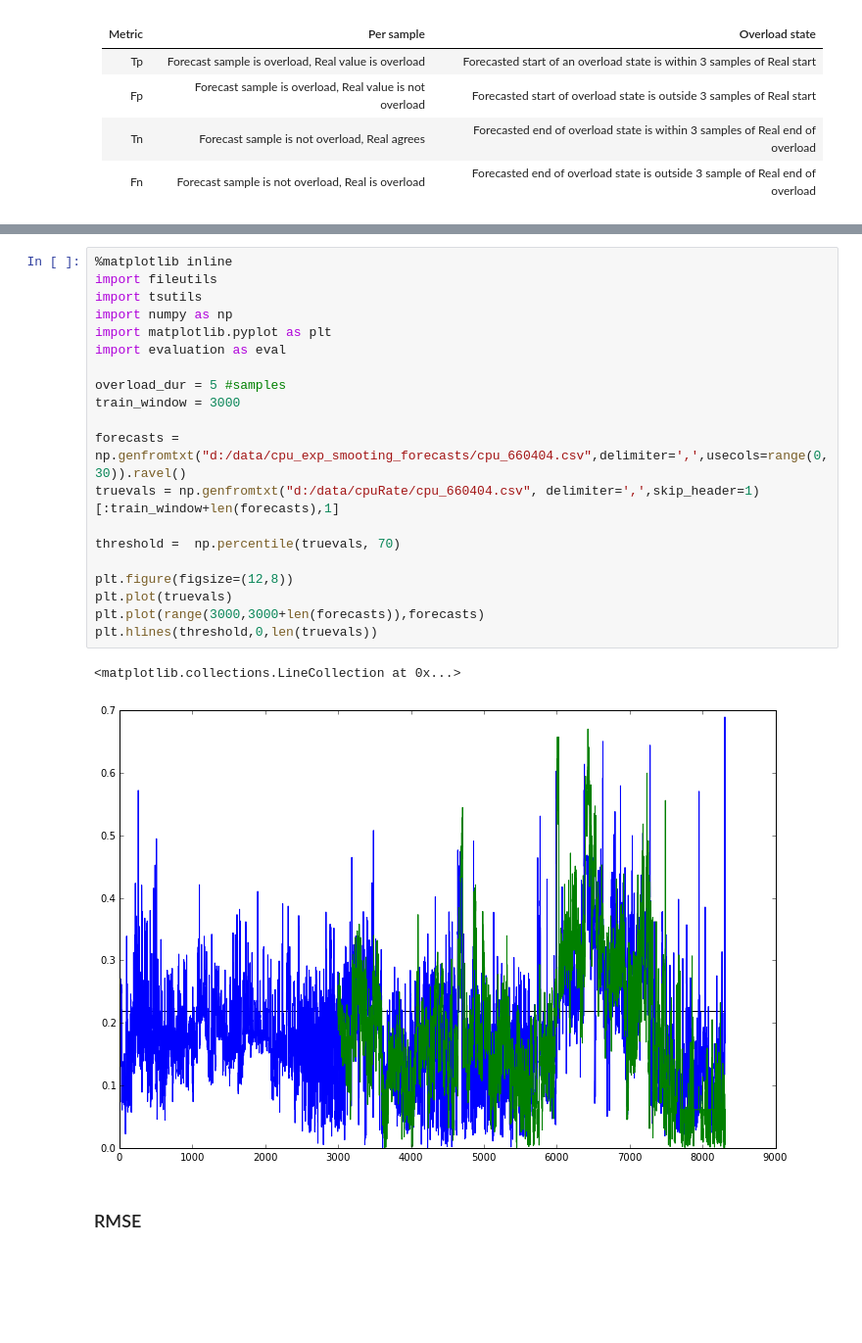
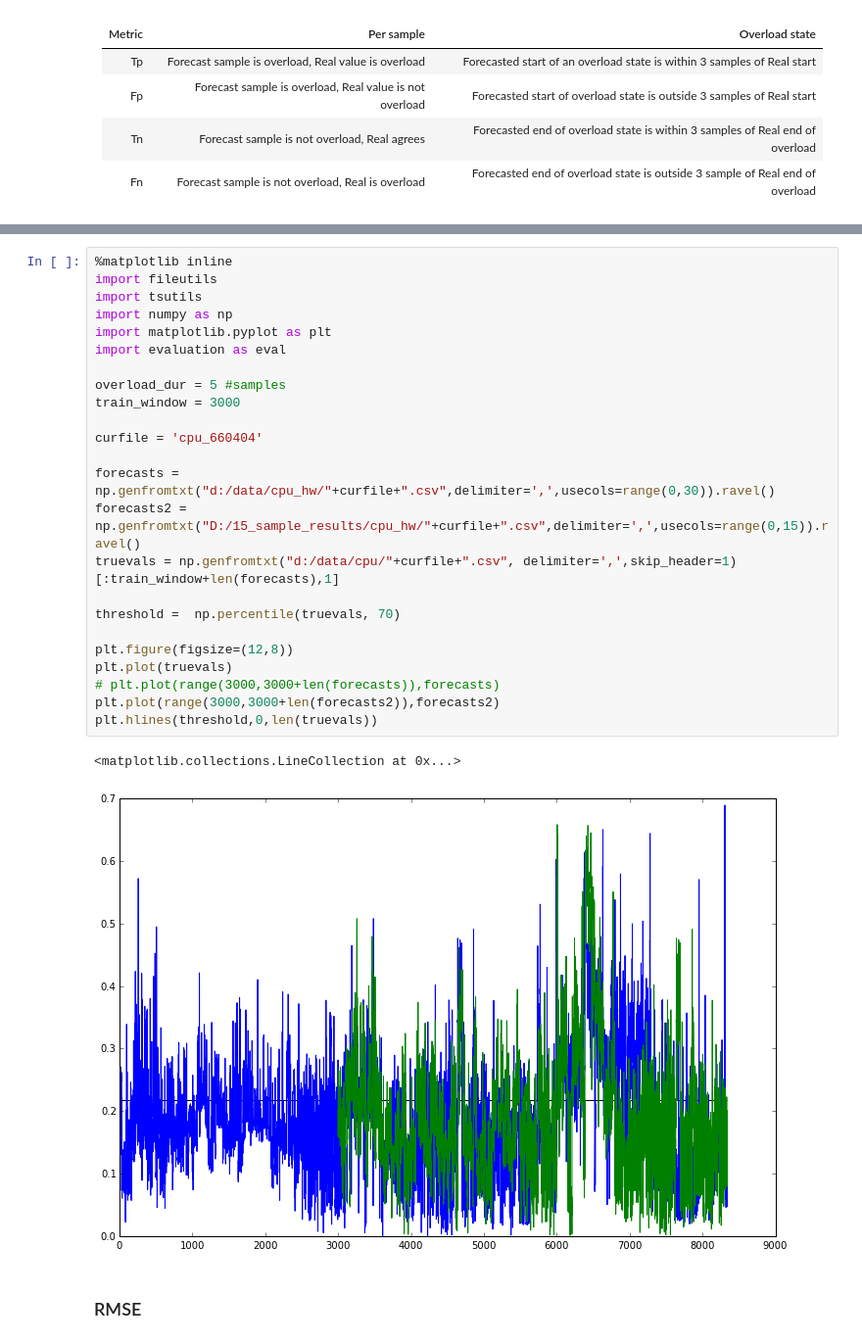
Before and after one commit to Manrich121/ForecastingCloud, a Jupyter notebook: DataPlot/src/exp_smoothing_eval.ipynb, the cells around one changed output, grey strips where cells are left out. Shown at 98% size. Drawn from its saved outputs; the diff is of its cells as text; blank space fills up the shorter version.

```diff
--- a/DataPlot/src/exp_smoothing_eval.ipynb
+++ b/DataPlot/src/exp_smoothing_eval.ipynb
@@ -47,26 +25,30 @@ plt.boxplot(results[:,6],whis=[10, 90], showfliers=False);
 # %%
 %matplotlib inline
 import fileutils
 import tsutils
 import numpy as np
 import matplotlib.pyplot as plt
 import evaluation as eval
 
 overload_dur = 5 #samples
 train_window = 3000
 
-forecasts = np.genfromtxt("d:/data/cpu_exp_smooting_forecasts/cpu_660404.csv",delimiter=',',usecols=range(0,30)).ravel()
-truevals = np.genfromtxt("d:/data/cpuRate/cpu_660404.csv", delimiter=',',skip_header=1)[:train_window+len(forecasts),1]
+curfile = 'cpu_660404'
+
+forecasts = np.genfromtxt("d:/data/cpu_hw/"+curfile+".csv",delimiter=',',usecols=range(0,30)).ravel()
+forecasts2 = np.genfromtxt("D:/15_sample_results/cpu_hw/"+curfile+".csv",delimiter=',',usecols=range(0,15)).ravel()
+truevals = np.genfromtxt("d:/data/cpu/"+curfile+".csv", delimiter=',',skip_header=1)[:train_window+len(forecasts),1]
 
 threshold =  np.percentile(truevals, 70)
 
 plt.figure(figsize=(12,8))
 plt.plot(truevals)
-plt.plot(range(3000,3000+len(forecasts)),forecasts)
+# plt.plot(range(3000,3000+len(forecasts)),forecasts)
+plt.plot(range(3000,3000+len(forecasts2)),forecasts2)
 plt.hlines(threshold,0,len(truevals))
 # %% [output]
 <matplotlib.collections.LineCollection at 0x...>
-[figure, old version]
+[figure, new version]
 # %% [markdown]
 ### RMSE
 # %%
```
Also changed, not shown: parts of 2 cells of this notebook, 8 other files.
